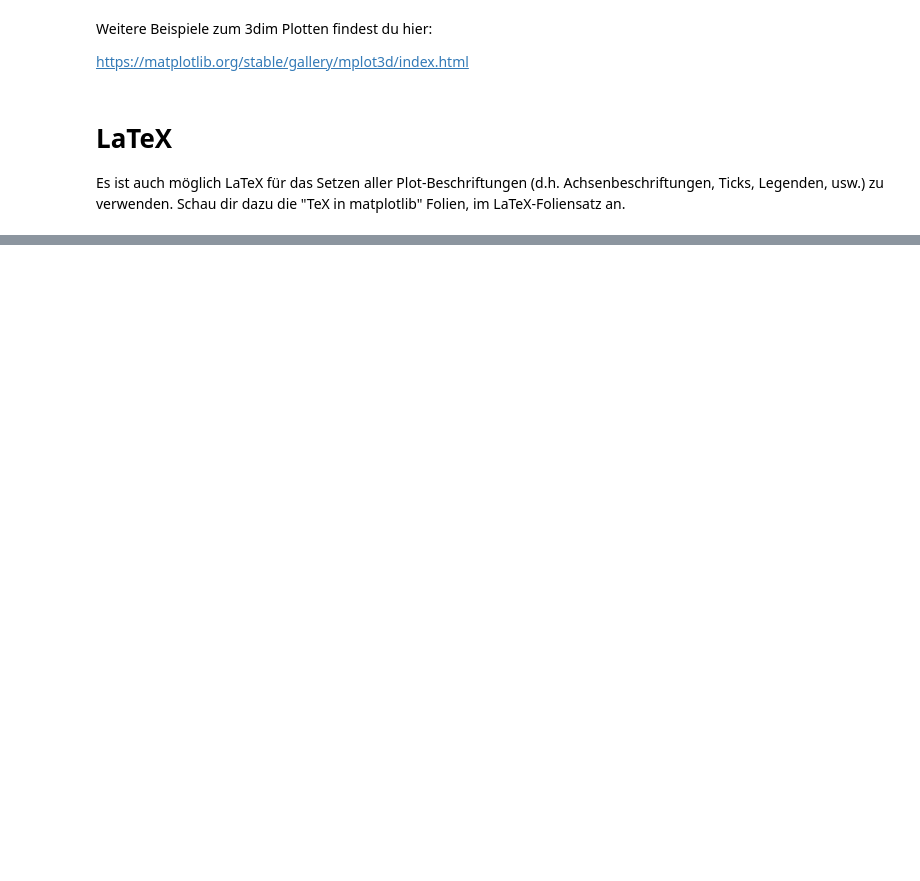
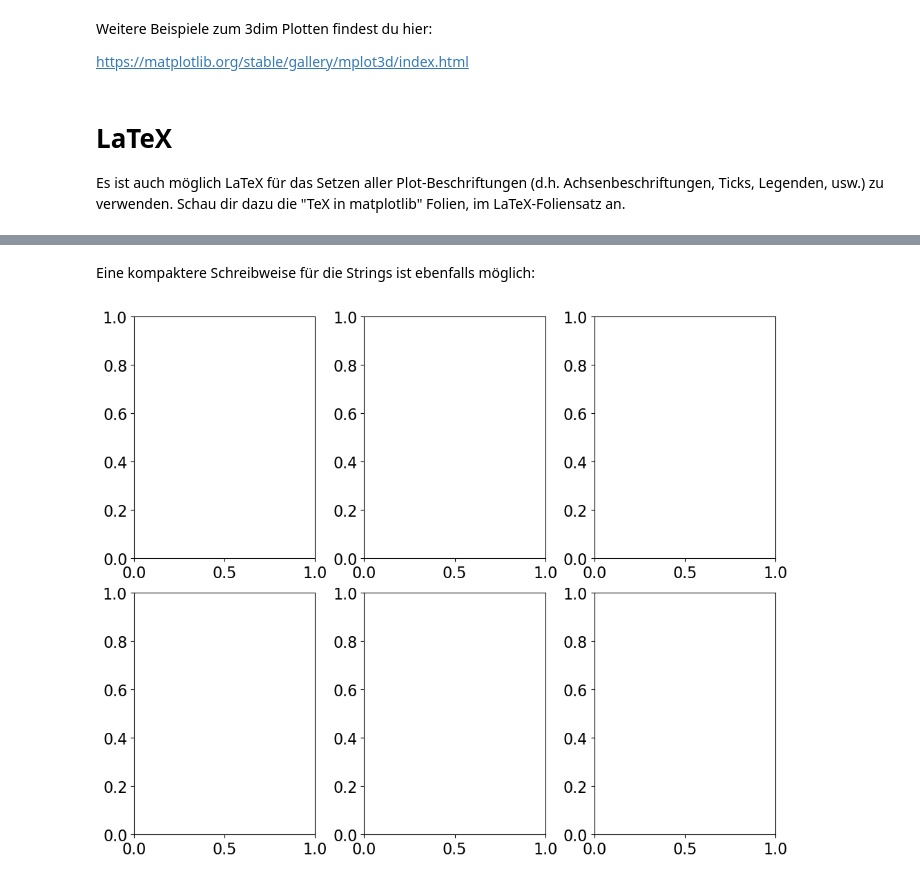
Before and after one commit to pep-dortmund/toolbox-workshop, a Jupyter notebook: python/matplotlib.ipynb, the cells around one changed output, grey strips where cells are left out. Saved outputs shown, nothing was run; the diff lists cells and outputs as text; code cells hidden in the pictures; blank space fills up the shorter version.

```diff
--- a/python/matplotlib.ipynb
+++ b/python/matplotlib.ipynb
@@ -418,0 +533,8 @@ Es ist auch möglich LaTeX für das Setzen aller Plot-Beschriftungen (d.h. Achse
+# %% [markdown]
+Eine kompaktere Schreibweise für die Strings ist ebenfalls möglich:
+# %%
+mosaic = "ABC;DEF"
+
+fig, ax = plt.subplot_mosaic(mosaic, layout="constrained");
+# %% [output]
+[figure, added]
```
Also changed, not shown: parts of 59 cells of this notebook.
